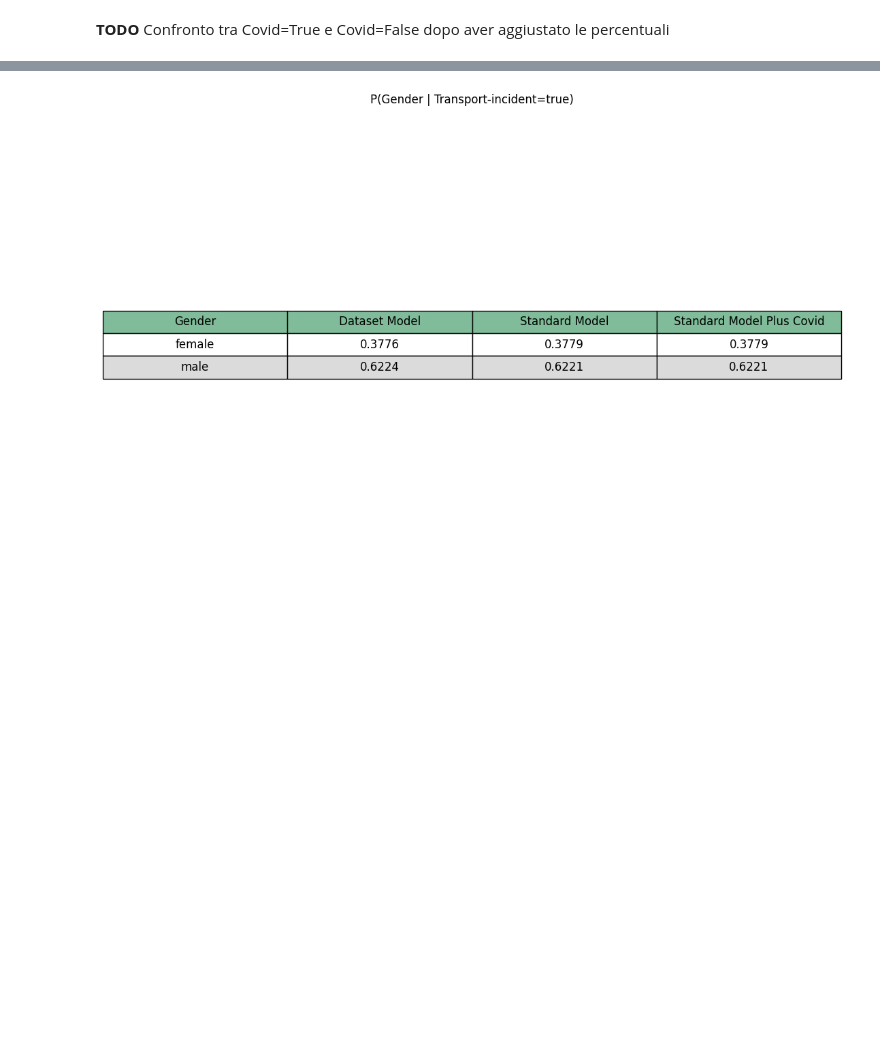
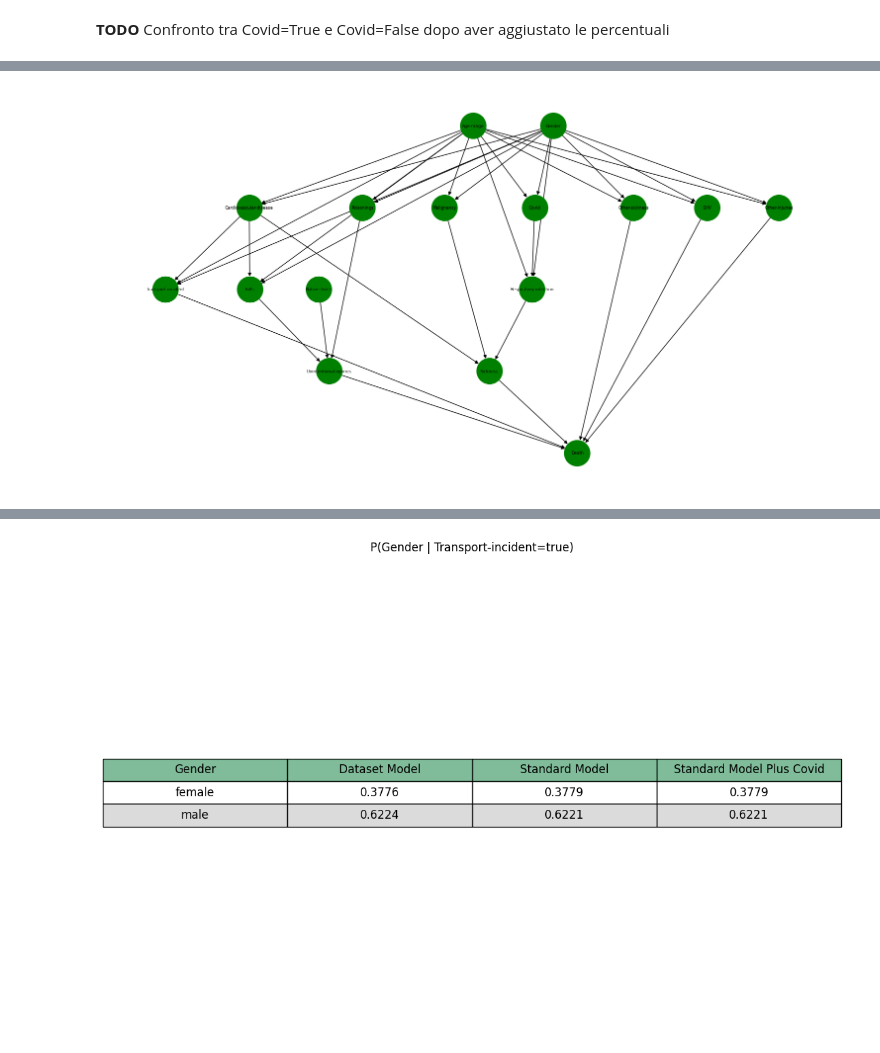
Before and after one commit to AndreaZecca/ByeBayes, a Jupyter notebook: project.ipynb, the cells around one changed output, grey strips where cells are left out. Cells and saved outputs as stored; diff of their text form; code cells hidden in the pictures; blank space fills up the shorter version.

```diff
--- a/project.ipynb
+++ b/project.ipynb
@@ -640,0 +632,4 @@ plot_tables(models, ["Death"], {"Covid":"false"})
+# %%
+draw_graph(models[2].model,"mc_model_Covid")
+# %% [output]
+[figure, added]
```
Also changed, not shown: parts of 6 cells of this notebook, 4 other files.
